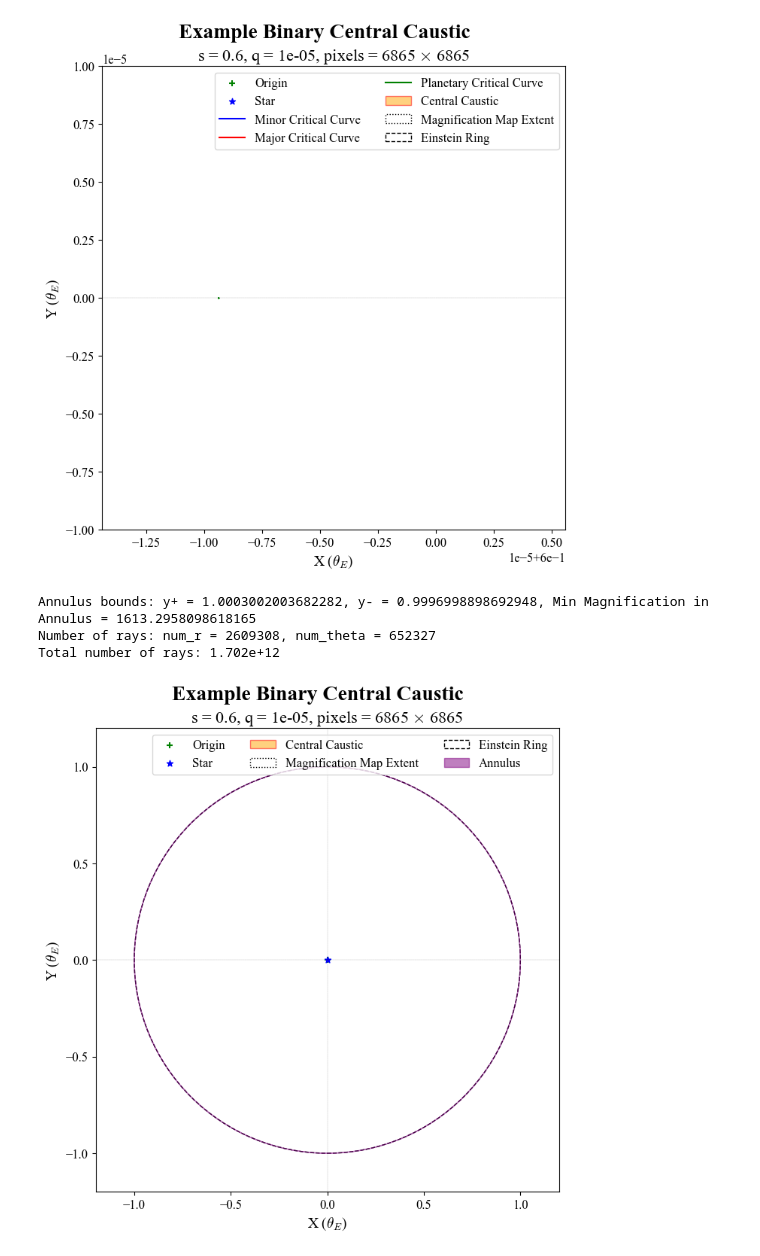
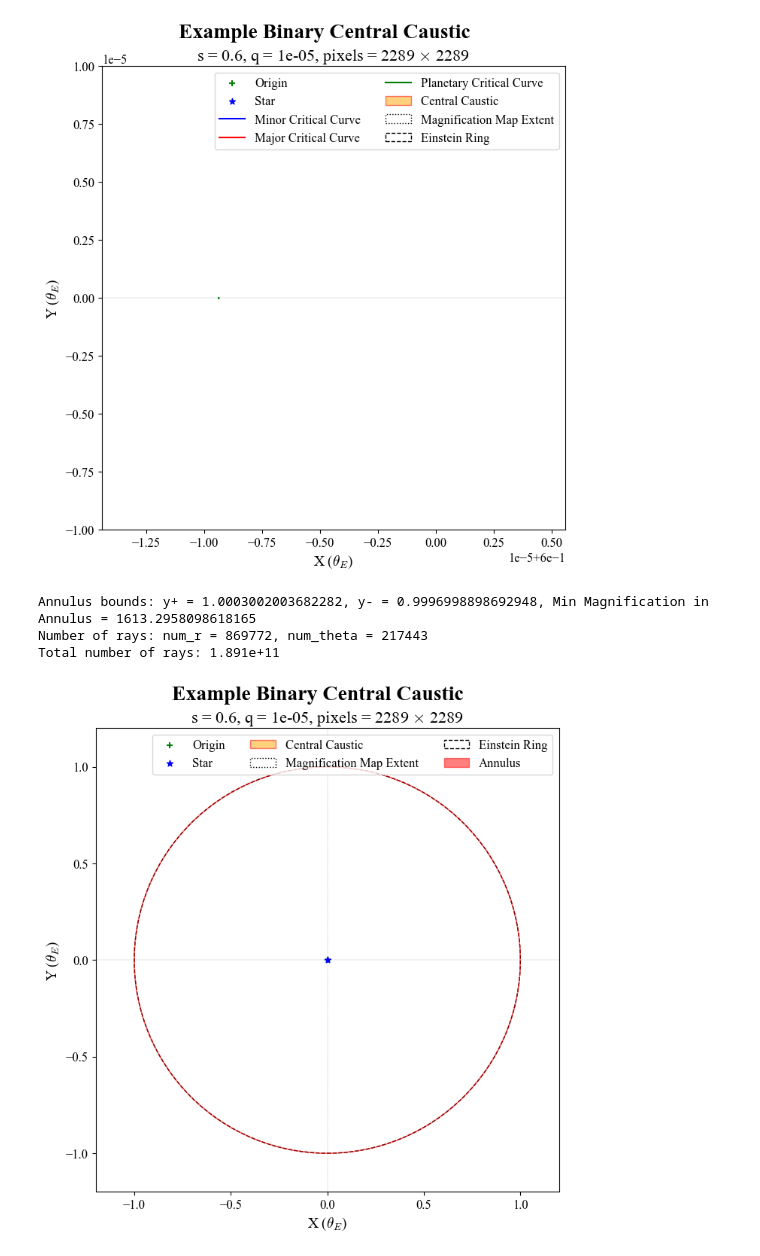
Before and after one commit to saividyud/NBLens, a Jupyter notebook: Roman F2F Conference 2/Roman_F2F_Plots.ipynb, the cells around one changed output. Saved outputs shown, nothing was run; the diff lists cells and outputs as text; code cells hidden in the pictures.

```diff
--- a/Roman F2F Conference 2/Roman_F2F_Plots.ipynb
+++ b/Roman F2F Conference 2/Roman_F2F_Plots.ipynb
@@ -540,7 +737,7 @@ plt.show()
 # %% [output]
 [figure]
 # %%
-pixels, ang_width, (qs, ss), cusp_points, (max_source_radius, min_source_radius) = ang_width_calculator(lens_attributes, pixels_in_small_source=30, cm_offset='auto', cm_translation=center_of_magnification)
+pixels, ang_width, (qs, ss), cusp_points, (max_source_radius, min_source_radius) = ang_width_calculator(lens_attributes, pixels_in_small_source=10, cm_offset='auto', cm_translation=center_of_magnification)
 print(f'Pixels: {pixels}, Angular Width: {ang_width}, Max Source Radius: {max_source_radius}, Min Source Radius: {min_source_radius}')
 
 fig = plt.figure()
@@ -1012,40 +1209,40 @@ map_patch = patches.Rectangle((-ang_width/2, -ang_width/2), ang_width, ang_width
 
 ring_patch = patches.Circle((0, 0), radius=1, fill=None, edgecolor='black', linestyle='--', label='Einstein Ring')
 
-annulus_patch = patches.Annulus(-center_of_magnification, y_plus, y_plus - y_minus, edgecolor='purple', facecolor='purple', alpha=0.5, linestyle='-', label='Annulus')
+annulus_patch = patches.Annulus(-center_of_magnification, y_plus, y_plus - y_minus, edgecolor='red', facecolor='red', alpha=0.5, linestyle='-', label='Annulus')
 
 ax.scatter(0, 0, color='green', marker='+', label='Origin')
 ax.scatter(lens_attributes[0, 0], lens_attributes[0, 1], color='blue', marker='*', label='Star')
 
 
 ax.set_aspect('equal')
 
 view = 1.2
 ax.set_xlim(-view, view)
 ax.set_ylim(-view, view)
 
 ax.set_title(f's = {s}, q = {q}, pixels = {pixels} $\\times$ {pixels}')
 ax.set_xlabel(r'X ($\theta_E$)')
 ax.set_ylabel(r'Y ($\theta_E$)')
 
 ax.hlines(0, -view, view, colors='black', linestyles='dashed', linewidth=0.1)
 ax.vlines(0, -view, view, colors='black', linestyles='dashed', linewidth=0.1)
 
 ax.add_patch(fpr)
 ax.add_patch(map_patch)
 ax.add_patch(ring_patch)
 ax.add_patch(annulus_patch)
 
 ax.legend(ncol=3)
 
 fig.savefig('Example 11.png', dpi=300)
 
 plt.show()
 # %% [output]
 Annulus bounds: y+ = 1.0003002003682282, y- = 0.9996998898692948, Min Magnification in Annulus = 1613.2958098618165
-Number of rays: num_r = 2609308, num_theta = 652327
-Total number of rays: 1.702e+12
+Number of rays: num_r = 869772, num_theta = 217443
+Total number of rays: 1.891e+11
-[figure, old version]
+[figure, new version]
 # %%
 lens_parameters = {
     'pixels': 1000,
```
Also changed, not shown: parts of 47 cells of this notebook, 31 other files.
